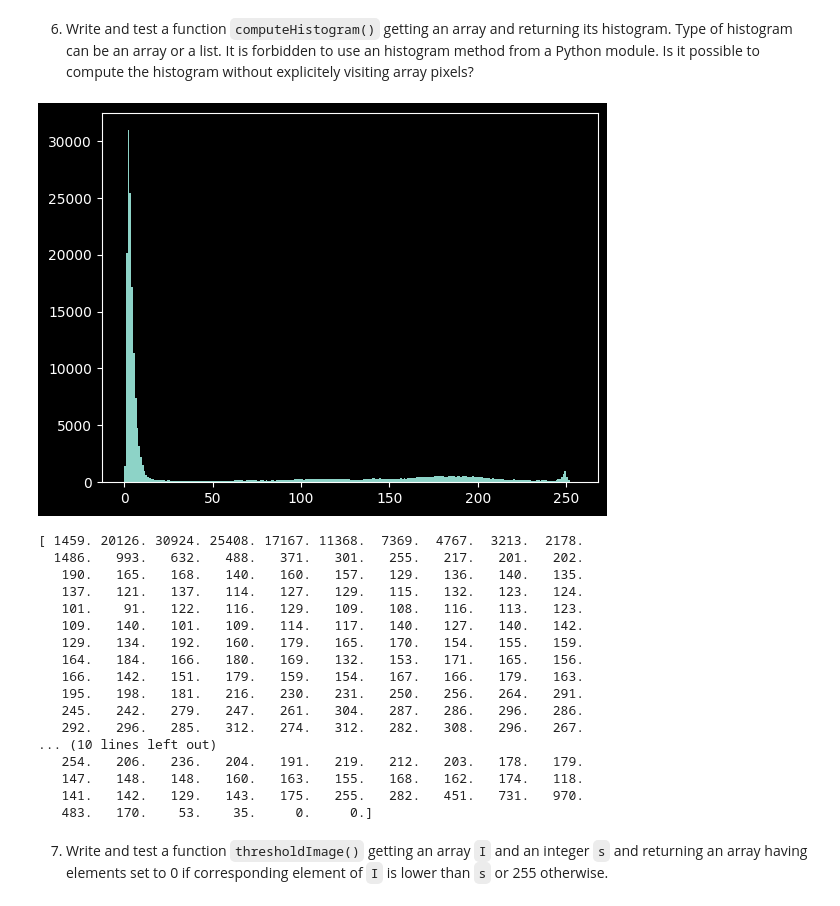
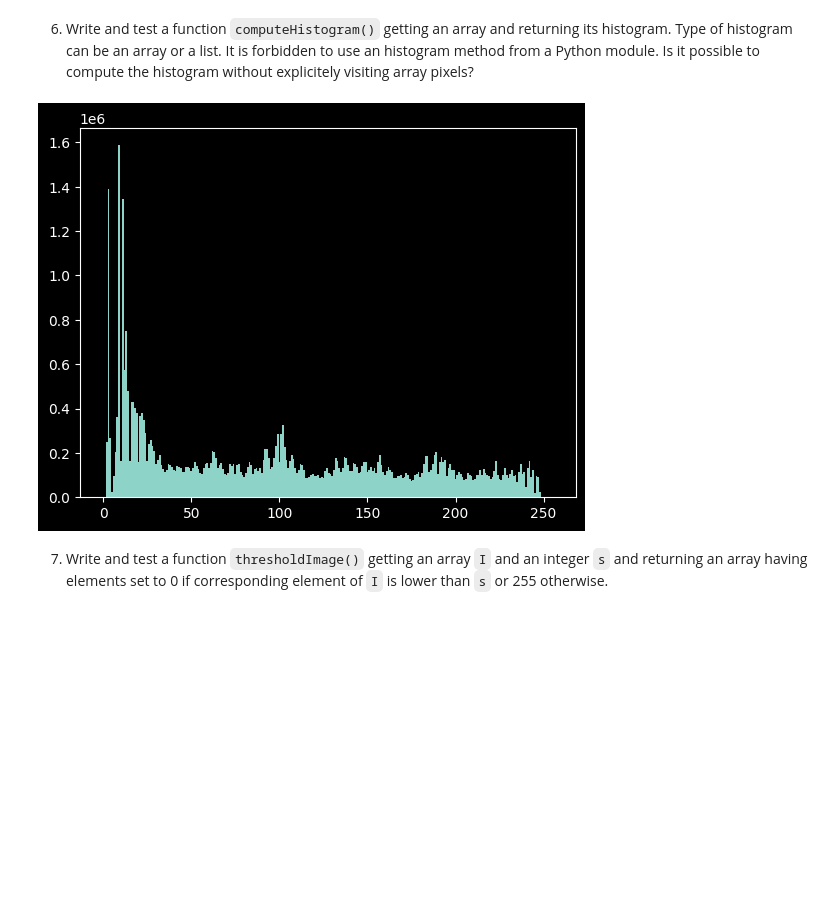
Before and after one commit to HugoRdet/BIMA, a Jupyter notebook: TME1/TME1.ipynb, the cells around one changed output. Drawn from its saved outputs; the diff is of its cells as text; code cells hidden in the pictures; blank space fills up the shorter version.

```diff
--- a/TME1/TME1.ipynb
+++ b/TME1/TME1.ipynb
@@ -201,10 +201,11 @@ We make use of PIL module (https://pillow.readthedocs.io/en/stable/reference/Ima
 from PIL import Image
 
 # reading an image and convert to array
-myimage = np.array(Image.open('img/moon.png'))
+myimage_moon = np.array(Image.open('img/moon.png'))
+myimage = np.array(Image.open('img/margueritte.jpg'))
 
 # write an image (alternative format) from an array
-Image.fromarray(myimage).save('img/moon.jpg')
+#Image.fromarray(myimage).save('img/moon.jpg')
 # %% [markdown]
 Array can be displayed as an image using Matplotlib module. Here a short example:
 # %%
@@ -306,40 +307,20 @@ plt.show()
 # %%
 def computeHistogram(I):
     """ Array -> list[int] """
     #return np.histogram(I,range(256))
     res=np.zeros(256)
     for i in I.ravel():
         res[i]+=1
     return res
 
 
 def plotHistogram(I):
     """ Array -> None """
-    plt.hist(I.ravel(),range(256))
-    plt.show()
+    plt.bar(range(256),computeHistogram(I), width=1.0)
 
 plotHistogram(myimage)
-
-print(computeHistogram(myimage))
 # %% [output]
-[figure, old version]
+[figure, new version]
-[ 1459. 20126. 30924. 25408. 17167. 11368.  7369.  4767.  3213.  2178.
-  1486.   993.   632.   488.   371.   301.   255.   217.   201.   202.
-   190.   165.   168.   140.   160.   157.   129.   136.   140.   135.
-   137.   121.   137.   114.   127.   129.   115.   132.   123.   124.
-   101.    91.   122.   116.   129.   109.   108.   116.   113.   123.
-   109.   140.   101.   109.   114.   117.   140.   127.   140.   142.
-   129.   134.   192.   160.   179.   165.   170.   154.   155.   159.
-   164.   184.   166.   180.   169.   132.   153.   171.   165.   156.
-   166.   142.   151.   179.   159.   154.   167.   166.   179.   163.
-   195.   198.   181.   216.   230.   231.   250.   256.   264.   291.
-   245.   242.   279.   247.   261.   304.   287.   286.   296.   286.
-   292.   296.   285.   312.   274.   312.   282.   308.   296.   267.
-... (10 lines left out)
-   254.   206.   236.   204.   191.   219.   212.   203.   178.   179.
-   147.   148.   148.   160.   163.   155.   168.   162.   174.   118.
-   141.   142.   129.   143.   175.   255.   282.   451.   731.   970.
-   483.   170.    53.    35.     0.     0.]
 # %% [markdown]
 7. Write and test a function `thresholdImage()` getting an array `I` and an integer `s` and returning an array having elements set to 0 if corresponding element of `I` is lower than `s` or 255 otherwise.
 # %%
```
Also changed, not shown: parts of 14 cells of this notebook.
